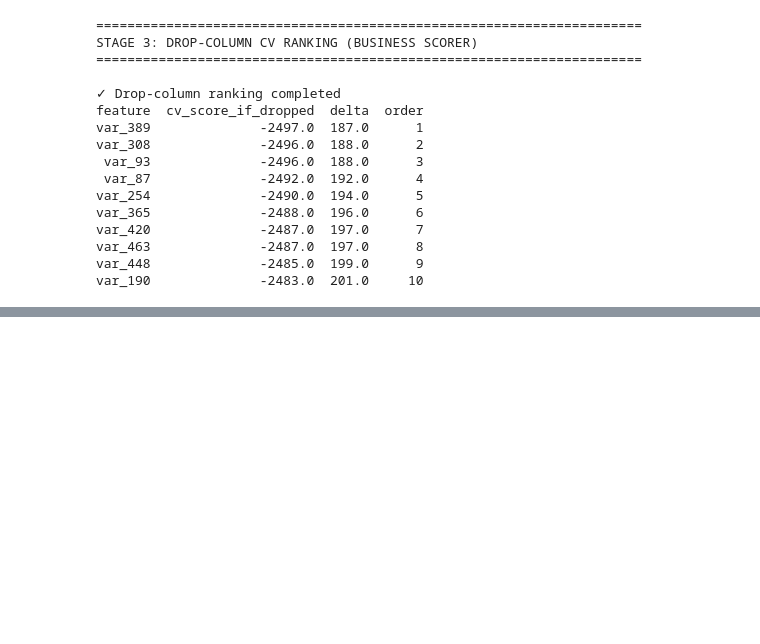
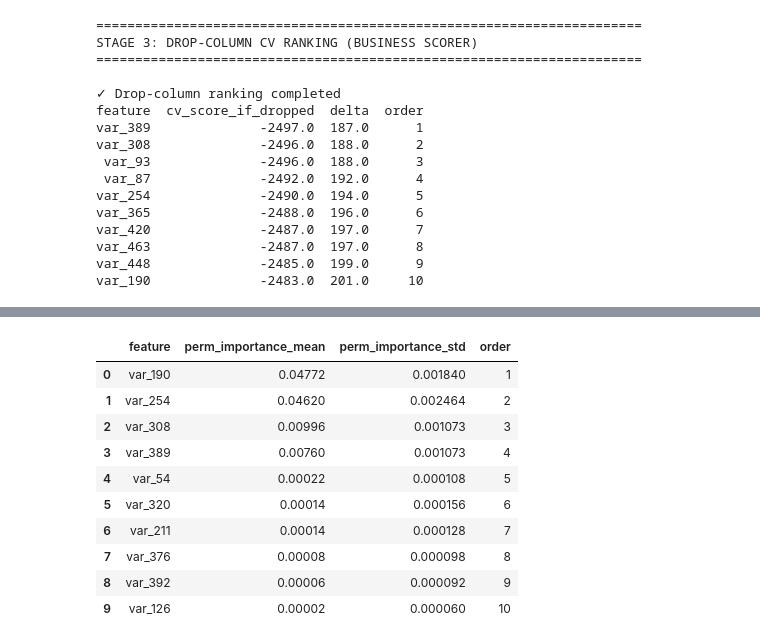
Before and after one commit to Pawlo77/cost-effective, a Jupyter notebook: notebooks/feature_selection.ipynb, the cells around one changed output, grey strips where cells are left out. Cells and saved outputs as stored; diff of their text form; code cells hidden in the pictures; blank space fills up the shorter version.

```diff
--- a/notebooks/feature_selection.ipynb
+++ b/notebooks/feature_selection.ipynb
@@ -175,0 +155,77 @@ stage3_feature_set_scores
+# %%
+from boruta import BorutaPy
+from sklearn.ensemble import RandomForestClassifier
+from sklearn.inspection import permutation_importance
+
+X_stage2_df = X_stage2.copy()
+
+rf_for_importance = RandomForestClassifier(
+    n_estimators=500,
+    random_state=42,
+    n_jobs=-1,
+    class_weight="balanced",
+)
+rf_for_importance.fit(X_stage2_df, y)
+
+mdi_ranking = (
+    pd.DataFrame({
+        "feature": X_stage2_df.columns,
+        "mdi_importance": rf_for_importance.feature_importances_,
+    })
+    .sort_values("mdi_importance", ascending=False)
+    .reset_index(drop=True)
+)
+mdi_ranking["order"] = np.arange(1, len(mdi_ranking) + 1)
+
+perm_result = permutation_importance(
+    rf_for_importance,
+    X_stage2_df,
+    y,
+    n_repeats=10,
+    random_state=42,
+    n_jobs=-1,
+)
+perm_ranking = (
+    pd.DataFrame({
+        "feature": X_stage2_df.columns,
+        "perm_importance_mean": perm_result.importances_mean,
+        "perm_importance_std": perm_result.importances_std,
+    })
+    .sort_values("perm_importance_mean", ascending=False)
+    .reset_index(drop=True)
+)
+perm_ranking["order"] = np.arange(1, len(perm_ranking) + 1)
+
+
+boruta_estimator = RandomForestClassifier(
+    n_estimators=1000,
+    random_state=42,
+    n_jobs=-1,
+    class_weight="balanced",
+)
+boruta_selector = BorutaPy(
+    estimator=boruta_estimator,
+    n_estimators="auto",
+    random_state=42,
+    verbose=0,
+)
+boruta_selector.fit(X_stage2_df.values, y.values)
+
+boruta_ranking = (
+    pd.DataFrame({
+        "feature": X_stage2_df.columns,
+        "boruta_rank": boruta_selector.ranking_,
+        "boruta_selected": boruta_selector.support_,
+        "boruta_tentative": boruta_selector.support_weak_,
+    })
+    .sort_values(["boruta_rank", "feature"])
+    .reset_index(drop=True)
+)
+
+print("Top 10 MDI:")
+display(mdi_ranking.head(10))
+print("Top 10 Permutation Importance:")
+display(perm_ranking.head(10))
+print("Top 10 Boruta:")
+display(boruta_ranking.head(10))
+# %% [output]
@@ -175,0 +245,11 @@ stage3_feature_set_scores
+|  | feature | perm_importance_mean | perm_importance_std | order |
+| 0 | var_190 | 0.04772 | 0.001840 | 1 |
+| 1 | var_254 | 0.04620 | 0.002464 | 2 |
+| 2 | var_308 | 0.00996 | 0.001073 | 3 |
+| 3 | var_389 | 0.00760 | 0.001073 | 4 |
+| 4 | var_54 | 0.00022 | 0.000108 | 5 |
+| 5 | var_320 | 0.00014 | 0.000156 | 6 |
+| 6 | var_211 | 0.00014 | 0.000128 | 7 |
+| 7 | var_376 | 0.00008 | 0.000098 | 8 |
+| 8 | var_392 | 0.00006 | 0.000092 | 9 |
+| 9 | var_126 | 0.00002 | 0.000060 | 10 |
```
Also changed, not shown: parts of 8 cells of this notebook, 26 other files.
